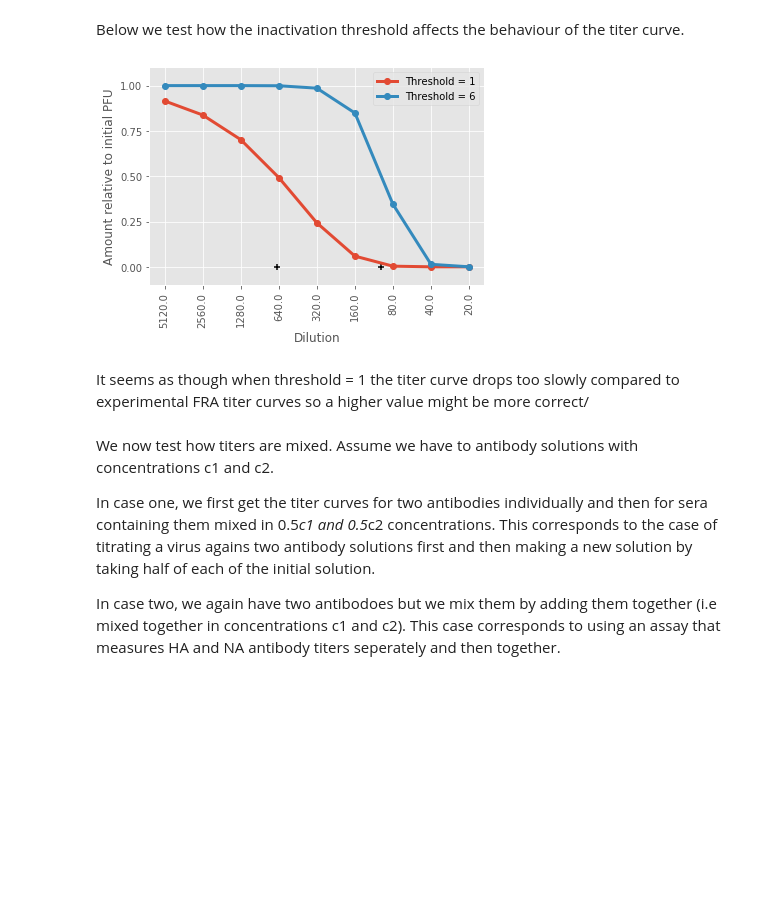
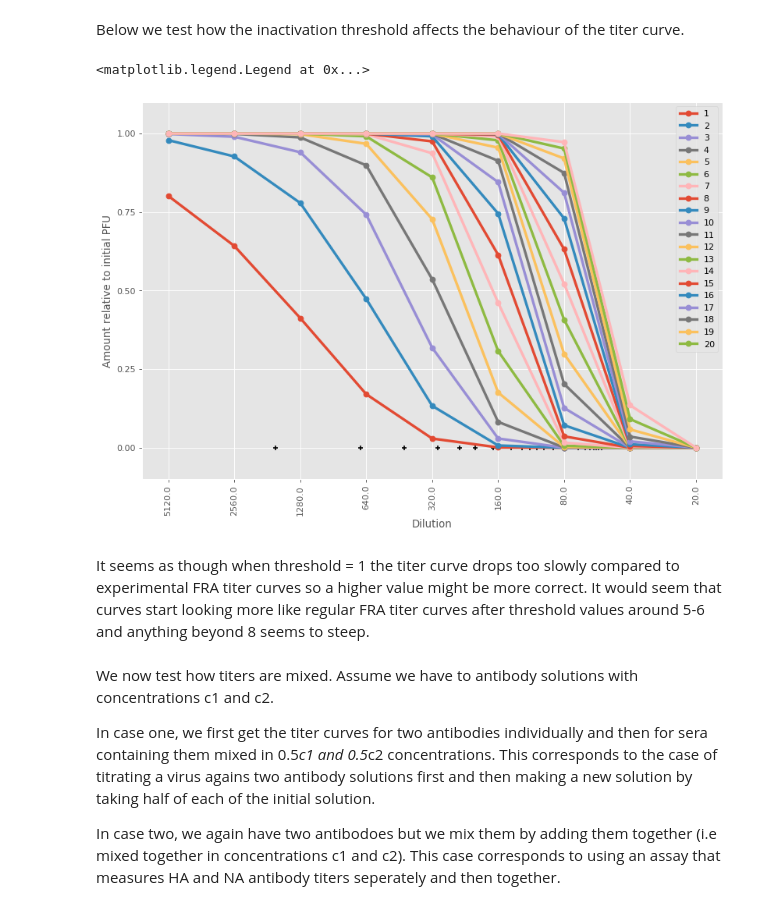
Before and after one commit to iAvicenna/NeutralizationBench, a Jupyter notebook: readme.ipynb, the cells around one changed output. Drawn from its saved outputs; the diff is of its cells as text; code cells hidden in the pictures; blank space fills up the shorter version.

```diff
--- a/readme.ipynb
+++ b/readme.ipynb
@@ -144,53 +144,48 @@ System of equations is:
 # %% [markdown]
 Below we test how the inactivation threshold affects the behaviour of the titer curve.
 # %%
+import matplotlib.pyplot as plt
+
 number_of_antigens = 1
 number_of_antibodies = 1
 M = 6e23
 particle_to_pfu_ratio = 50
 nspikes = 150
 total_volume = 1e-4
 total_antibody = 600 * 5e9
 
 
-#we first try with inactivaton threshold = 1 (i.e one antibody enough to neutralize a virus)
-association_rates = np.ones((number_of_antigens, number_of_antibodies)) * 0.2e5 / M
+#we try with all the inactivaton thresholds  = 1 to 20 (i.e 1 to 20 antibodies enough to neutralize a virus)
+association_rates = np.ones((number_of_antigens, number_of_antibodies)) * 0.5e5 / M
 dissociation_rates = 1e-4 ** np.ones((number_of_antigens, number_of_antibodies))
 interference_matrix = np.ones((number_of_antigens, number_of_antibodies, number_of_antibodies))
 
 total_PFU = 100
 
-ax = None
-fig = None
+fig, ax = plt.subplots(1,1,figsize=(12, 8), dpi= 80, facecolor='w', edgecolor='k')
+
 init_vals = [total_PFU * particle_to_pfu_ratio * nspikes / total_volume , total_antibody / total_volume]
 
 
 measurement_time = 3600
 dilutions=1/np.array([5120,2560,1280,640,320,160,80,40,20])
 
+for i in range(21):
+    y, log_titer, titer, _ = titrateAntigensAgainstSera(
+        init_vals, dilutions, number_of_antigens, number_of_antibodies, measurement_time,
+        association_rates, dissociation_rates, interference_matrix, inactivation_thresholds = [i+1])
 
-y, log_titer, titer, _ = titrateAntigensAgainstSera(
-    init_vals, dilutions, number_of_antigens, number_of_antibodies, measurement_time,
-    association_rates, dissociation_rates, interference_matrix, inactivation_thresholds = [1])
-
-ax, fig = outputTiterCurvePlot(y, log_titer, number_of_antigens, dilutions, fig=fig, ax=ax)
+    ax, fig = outputTiterCurvePlot(y, log_titer, number_of_antigens, dilutions, fig=fig, ax=ax)
 
 ax.set_ylabel('Amount relative to initial PFU')
 ax.set_xlabel('Dilution')
-
-#now we try with inactivation threshold = 6 (i.e 6 antibodies required to neutralize a virus)
-y, log_titer, titer, _ = titrateAntigensAgainstSera(
-    init_vals, dilutions, number_of_antigens, number_of_antibodies, measurement_time,
-    association_rates, dissociation_rates, interference_matrix, inactivation_thresholds = [5])
-
-ax, fig = outputTiterCurvePlot(y, log_titer, number_of_antigens, dilutions, fig=fig, ax=ax)
-
-ax.legend(['Threshold = 1', 'Threshold = 6']);
+ax.legend(range(1,21));
 # %% [output]
+<matplotlib.legend.Legend at 0x...>
-[figure, old version]
+[figure, new version]
 # %% [markdown]
 It seems as though when threshold = 1 the titer curve drops too slowly compared to experimental FRA titer curves
-so a higher value might be more correct/
+so a higher value might be more correct. It would seem that curves start looking more like regular FRA titer curves after threshold values around 5-6 and anything beyond 8 seems to steep.
 # %% [markdown]
 We now test how titers are mixed. Assume we have to antibody solutions with concentrations c1 and c2.
 
```
